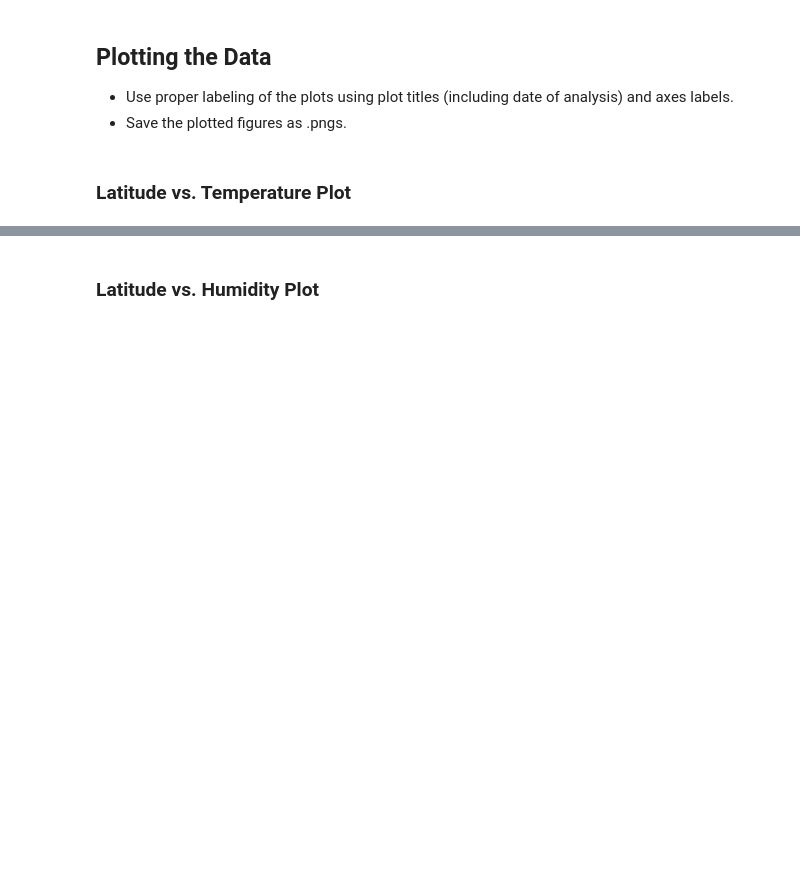
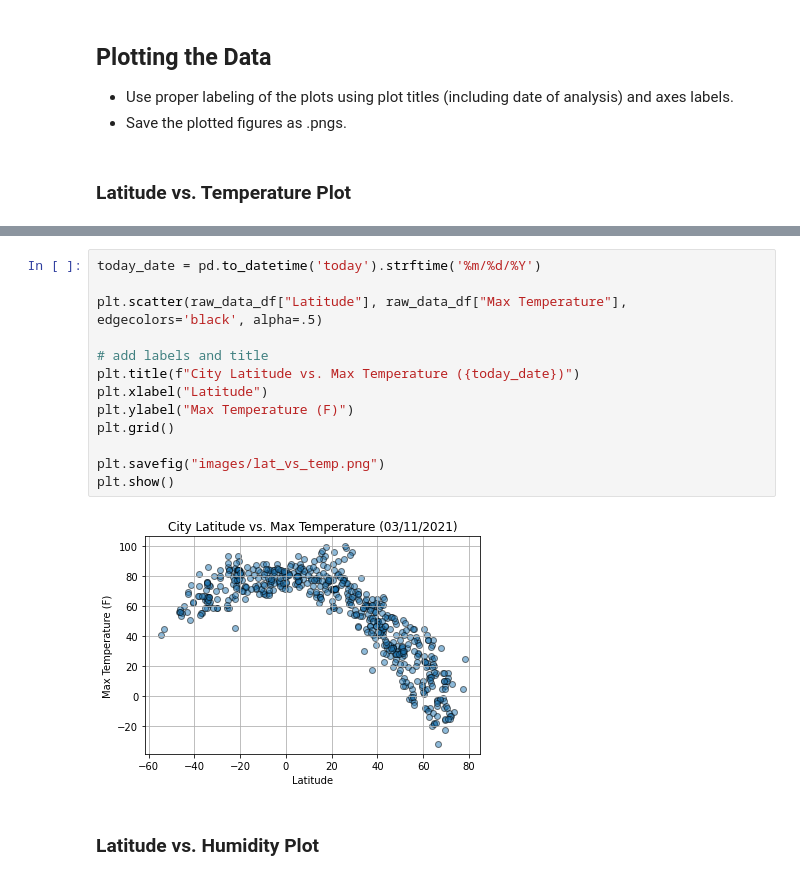
Before and after one commit to sir-omoreno/python-api-challenge, a Jupyter notebook: WeatherPy.ipynb, the cells around one changed output, grey strips where cells are left out. Cells and saved outputs as stored; diff of their text form; blank space fills up the shorter version.

Commit message:
plotting

```diff
--- a/WeatherPy.ipynb
+++ b/WeatherPy.ipynb
@@ -268,3 +279,18 @@ raw_data_df.head()
+# %%
+today_date = pd.to_datetime('today').strftime('%m/%d/%Y')
+
+plt.scatter(raw_data_df["Latitude"], raw_data_df["Max Temperature"], edgecolors='black', alpha=.5)
+
+# add labels and title
+plt.title(f"City Latitude vs. Max Temperature ({today_date})")
+plt.xlabel("Latitude")
+plt.ylabel("Max Temperature (F)")
+plt.grid()
+
+plt.savefig("images/lat_vs_temp.png")
+plt.show()
+# %% [output]
+[figure, added]
 # %% [markdown]
 ### Latitude vs. Humidity Plot
 # %%
```
Also changed, not shown: parts of 4 cells of this notebook, 1 other file.
